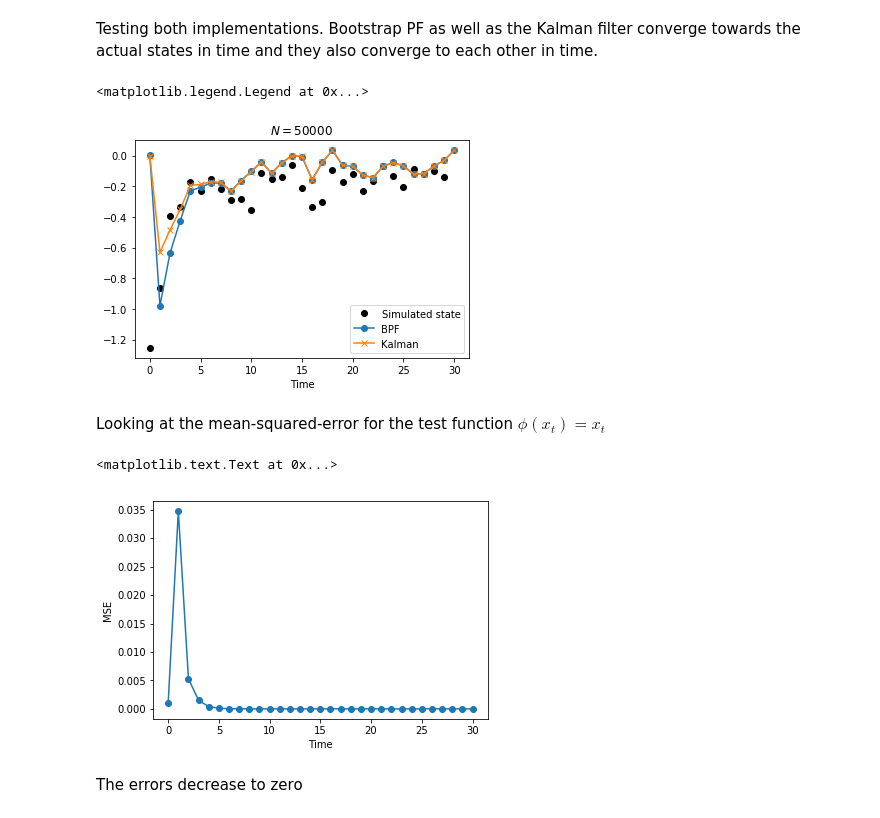
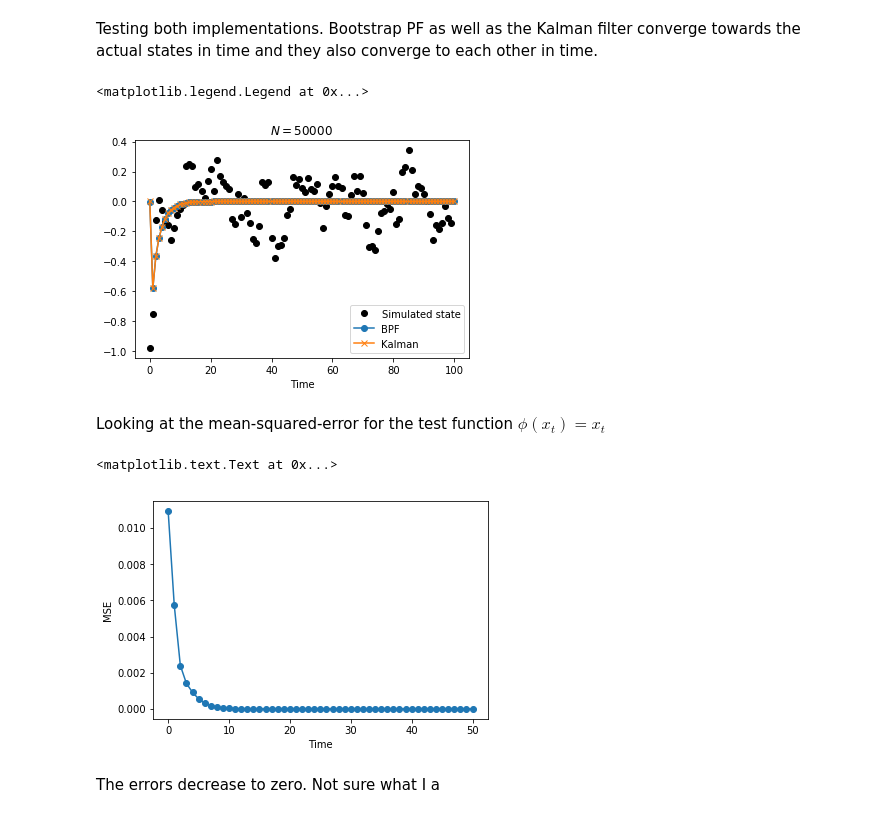
Before and after one commit to cyianor/smc2017, a Jupyter notebook: solutions/code/Python/fheld/exII.ipynb, the cells around one changed output. Drawn from its saved outputs; the diff is of its cells as text; code cells hidden in the pictures.

```diff
--- a/solutions/code/Python/fheld/exII.ipynb
+++ b/solutions/code/Python/fheld/exII.ipynb
@@ -419,56 +419,57 @@ def bootstrap_PF(y, N=100, A=0.7, C=0.5, Q=0.0, R=0.1, P0=1):
 
     for t in range(T):
         # Resample
-        ancestors = np.random.choice(range(N), size=N, replace=True,
-                                     p=ws[:, t])
+        ancestors = np.random.choice(range(N), size=N,
+                                     replace=True, p=ws[:, t])
 
         # Propagate
-        xs[:, t + 1] = A * xs[ancestors, t] + Q * stats.norm.rvs(size=N)
+        xs[:, t + 1] = A * xs[ancestors, t] + \
+            np.sqrt(Q) * stats.norm.rvs(size=N)
 
         # Weight
         # Use log weights
-        nus = stats.norm.logpdf(y[t], loc=C * xs[:, t + 1], scale=R)
+        ws[:, t + 1] = stats.norm.logpdf(y[t], loc=C * xs[:, t + 1],
+                                         scale=np.sqrt(R))
         # Find maximum and subtract from log weights
-        max_weight = np.max(nus)
-        nus -= max_weight
+        ws[:, t + 1] -= np.max(ws[:, t + 1])
         # Normalize weights
-        ws[:, t + 1] = np.exp(nus) / np.sum(np.exp(nus))
+        ws[:, t + 1] = np.exp(ws[:, t + 1]) / np.sum(np.exp(ws[:, t + 1]))
 
     return xs, ws
 # %% [markdown]
 Testing both implementations. Bootstrap PF as well as the Kalman filter converge towards the actual states in time and they also converge to each other in time.
 # %%
-Tmax = 30
+Tmax = 100
 N = 50000
-means_kf, stddevs_kf = kalman_filter(ys_sim[:Tmax], Q=0.1)
-xs, ws = bootstrap_PF(ys_sim[:Tmax], N=N, Q=0.1)
+means_kf, stddevs_kf = kalman_filter(ys_sim[:Tmax], Q=0.0)
+xs, ws = bootstrap_PF(ys_sim[:Tmax], N=N, Q=0.0)
 means_bpf = np.sum(xs * ws, axis=0)
 
 fig, ax = plt.subplots()
 ax.plot(xs_sim[:Tmax], 'ok')
 ax.plot(means_bpf, 'o-')
 ax.plot(means_kf, 'x-')
 
 ax.set_xlabel('Time')
 ax.set_title("$N = {}$".format(N))
 
 ax.legend(['Simulated state', 'BPF', 'Kalman'])
 # %% [output]
 <matplotlib.legend.Legend at 0x...>
-[figure, old version]
+[figure, new version]
 # %% [markdown]
 Looking at the mean-squared-error for the test function $\phi(x_t) = x_t$
 # %%
 M = 100
-Tmax = 30
+Tmax = 50
 mses = np.zeros((Tmax + 1,))
 
 # Get the exact solution
-means_kf, stddevs_kf = kalman_filter(ys_sim[:Tmax], Q=0.1)
+means_kf, stddevs_kf = kalman_filter(ys_sim[:Tmax])
 
 # Iterate and repeatedly calculate approximation
 for i in range(M):
-    xs, ws = bootstrap_PF(ys_sim[:Tmax], N=1000)
+    xs, ws = bootstrap_PF(ys_sim[:Tmax], N=100)
     means_bpf = np.sum(xs * ws, axis=0)
 
     # Add to mean squared errors
@@ -483,6 +484,6 @@ ax.set_xlabel('Time')
 ax.set_ylabel('MSE')
 # %% [output]
 <matplotlib.text.Text at 0x...>
-[figure, old version]
+[figure, new version]
 # %% [markdown]
-The errors decrease to zero
+The errors decrease to zero. Not sure what I a
```
Also changed, not shown: parts of 1 cell of this notebook, 1 other file.
